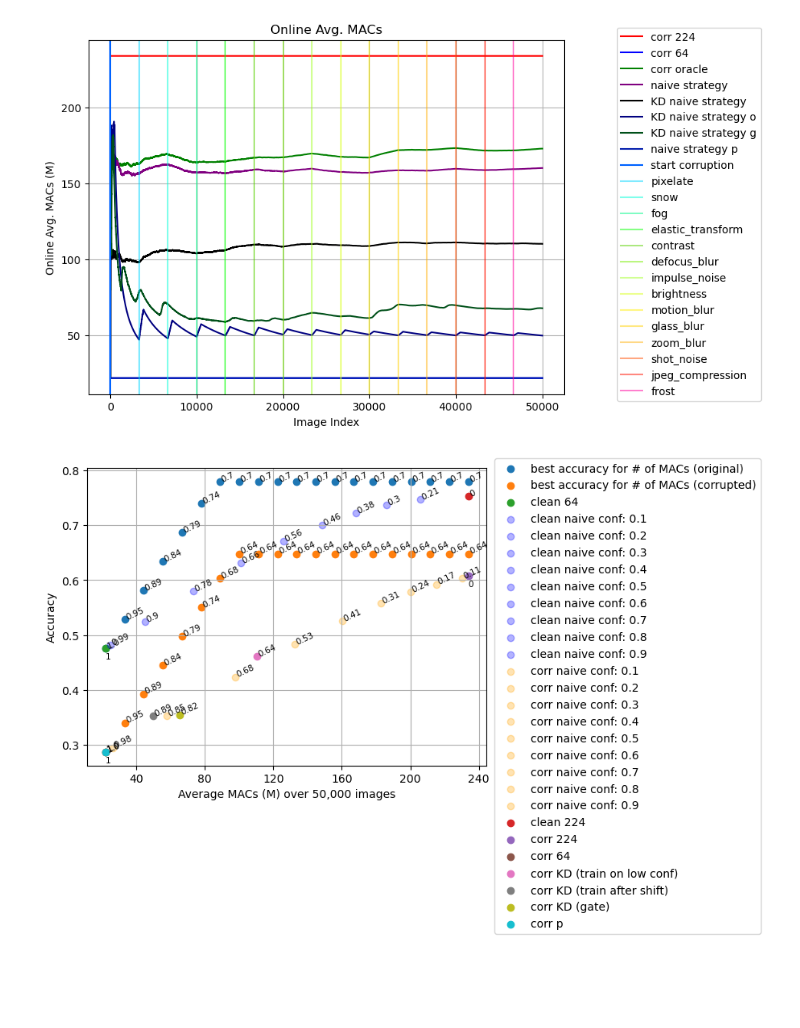
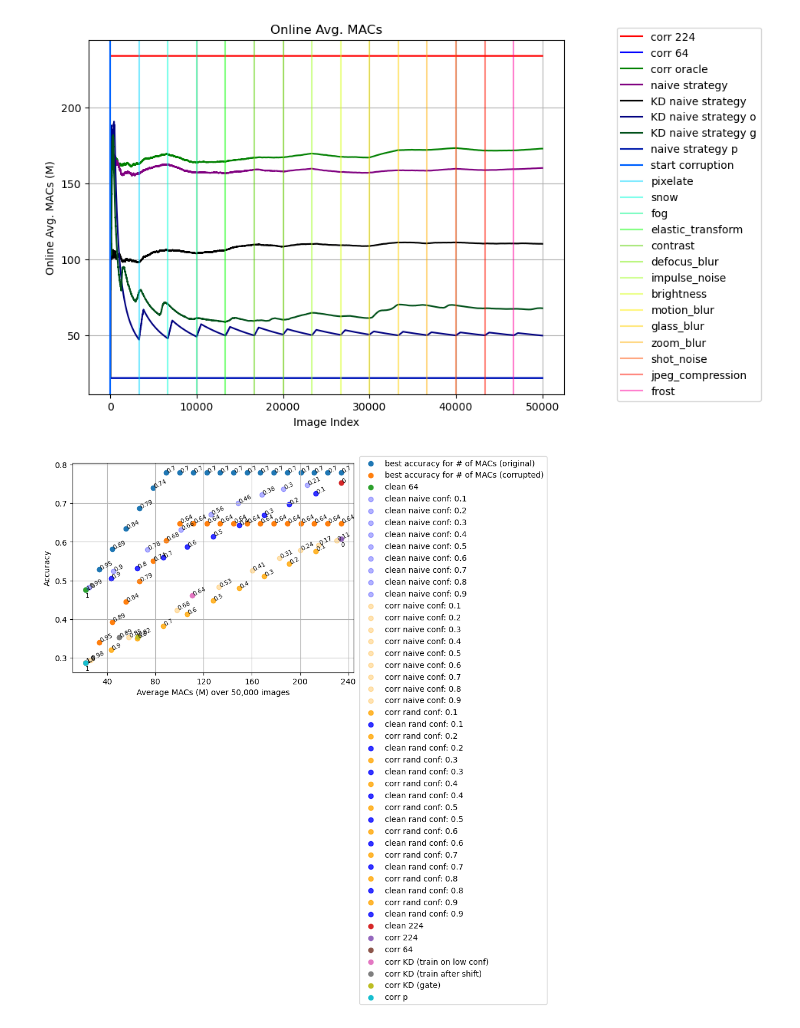
Before and after one commit to Geffen-Cooper/continual_learning_playground, a Jupyter notebook: src/test_time_kd/test_corruptions.ipynb, the cells around one changed output. Drawn from its saved outputs; the diff is of its cells as text; code cells hidden in the pictures; blank space fills up the shorter version.

Commit message:
major intuition which is obvious in hindsight, but can clearly see conf contribution gap before and after shift

```diff
--- a/src/test_time_kd/test_corruptions.ipynb
+++ b/src/test_time_kd/test_corruptions.ipynb
@@ -2424,6 +2453,12 @@ for i,p in enumerate(policies):
 for i,p in enumerate(corr_policies):
     ax1.scatter(corr_naive_ops[i][-1]*50000,corr_naive_online_acc[i][-1],label = "corr naive conf: "+str(p),c="orange",alpha=0.3)
     ax1.annotate(round(corr_naive_efficiency[i][-1],2),(corr_naive_ops[i][-1]*50000,corr_naive_online_acc[i][-1]),rotation=25, size=7.5)
+for i,p in enumerate(rand_policies):
+    ax1.scatter(corr_rand_ops[i][-1]*50000,corr_rand_online_acc[i][-1],label = "corr rand conf: "+str(p),c="orange",alpha=0.8)
+    ax1.annotate(round(corr_rand_efficiency[i][-1],2),(corr_rand_ops[i][-1]*50000,corr_rand_online_acc[i][-1]),rotation=25, size=7.5)
+    ax1.scatter(clean_rand_ops[i][-1]*50000,clean_rand_online_acc[i][-1],label = "clean rand conf: "+str(p),c="blue",alpha=0.8)
+    ax1.annotate(round(clean_rand_efficiency[i][-1],2),(clean_rand_ops[i][-1]*50000,clean_rand_online_acc[i][-1]),rotation=25, size=7.5)
+
 ax1.scatter(clean_online_ops[-1]*50000,clean_online_acc[-1],label = "clean 224")
 ax1.annotate(round(clean_online_efficiency[-1],2),(clean_online_ops[-1]*50000,clean_online_acc[-1]),rotation=25, size=7.5)
 ax1.scatter(corr_online_ops[-1]*50000,corr_online_acc[-1],label = "corr 224")
@@ -2435,31 +2470,31 @@ ax1.annotate(round(corr_online_efficiency64[-1],2),(corr_online_ops64[-1]*50000,
 # ax1.scatter(corr_oracle_ops[-1]*50000,corr_oracle_acc[-1],label="corr oracle",s=10)
 # ax1.annotate(round(corr_oracle_efficiency[-1],2),(corr_oracle_ops[-1]*50000,corr_oracle_acc[-1]-.02),rotation=-20, size=7.5)
 ax1.scatter(corr_online_ops_KD[-1]*50000,corr_online_acc_KD[-1],label = "corr KD (train on low conf)")
 ax1.annotate(round(corr_online_efficiency_KD[-1],2),(corr_online_ops_KD[-1]*50000,corr_online_acc_KD[-1]),rotation=25, size=7.5)
 ax1.scatter(corr_online_ops_KD_o[-1]*50000,corr_online_acc_KD_o[-1],label = "corr KD (train after shift)")
 ax1.annotate(round(corr_online_efficiency_KD_o[-1],2),(corr_online_ops_KD_o[-1]*50000,corr_online_acc_KD_o[-1]),rotation=25, size=7.5)
 ax1.scatter(corr_online_ops_KD_g[-1]*50000,corr_online_acc_KD_g[-1],label = "corr KD (gate)")
 ax1.annotate(round(corr_online_efficiency_KD_g[-1],2),(corr_online_ops_KD_g[-1]*50000,corr_online_acc_KD_g[-1]),rotation=25, size=7.5)
 ax1.scatter(corr_online_ops_p[-1]*50000,corr_online_acc_p[-1],label = "corr p")
 ax1.annotate(round(corr_online_efficiency_p[-1],2),(corr_online_ops_p[-1]*50000,corr_online_acc_p[-1]),rotation=25, size=7.5)
 # ax1.scatter(clean_naive_ops)
 # ax1.scatter(clean_naive_ops)
 # plt.scatter(clean_naive_efficiency[-1],clean_naive_online_acc[-1],label="naive",s=6)
 # plt.scatter(clean_oracle_efficiency[-1],clean_oracle_acc[-1],label="oracle",s=6)
 # plt.scatter(clean_online_efficiency[-1],clean_online_acc[-1],label="224",s=6)
 # plt.scatter(clean_online_efficiency64[-1],clean_online_acc64[-1],label="64",s=6,c='y')
 ax1.grid()
 ax1.set_xlabel("Average MACs (M) over 50,000 images")
 ax1.set_ylabel("Accuracy")
 ax1.legend(bbox_to_anchor=(1.7, 1.05))
 # ax1.set_ylim([0,1])
 effs2 = [round(eff,2) for eff in effs]
 corr_effs2 = [round(corr_eff,2) for corr_eff in corr_effs]
 for i, txt in enumerate(effs2):
     ax1.annotate(txt, ((ops)[i], accs2[i]),rotation=25, size=7.5)
     ax1.annotate(corr_effs2[i], ((ops)[i], corr_accs2[i]),rotation=25, size=7.5)
 import matplotlib.ticker as ticker
 ticks = ticker.FuncFormatter(lambda x, pos: '{0:g}'.format(x/50000))
 ax1.xaxis.set_major_formatter(ticks)
 # %% [output]
-[figure, old version]
+[figure, new version]
```
Also changed, not shown: parts of 2 cells of this notebook, 1 other file.
